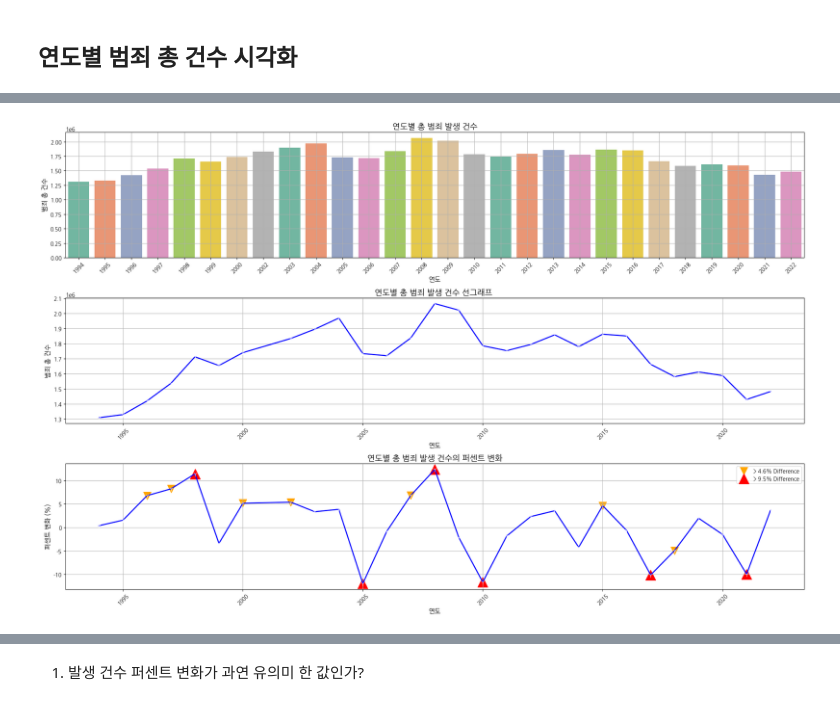
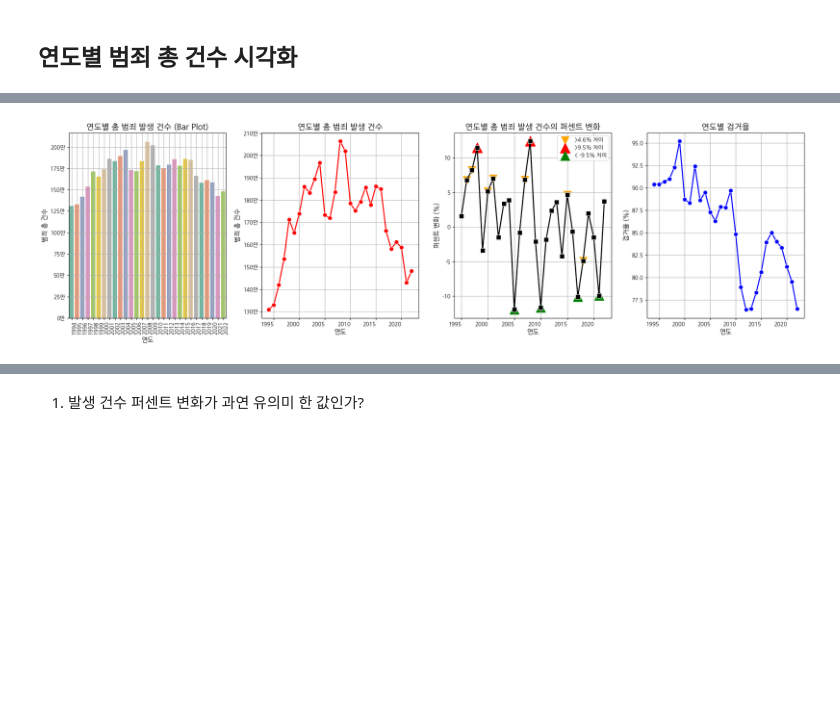
Before and after one commit to addinedu-ros-6th/eda-repo-4, a Jupyter notebook: Source/범죄csv정리.ipynb, the cells around one changed output, grey strips where cells are left out. Drawn from its saved outputs; the diff is of its cells as text; code cells hidden in the pictures; blank space fills up the shorter version.

```diff
--- a/Source/범죄csv정리.ipynb
+++ b/Source/범죄csv정리.ipynb
@@ -5,10 +5,10 @@ import pandas as pd
 
 
 # Step 1: Read the CSV files
-df2 = pd.read_csv('../Data/대한민국_범죄_총계_검거인원_성별(11~22).csv')
-df1 = pd.read_csv('../Data/대한민국_범죄_총계_검거인원_성별(94~10).csv')
+df2 = pd.read_csv('../Data/범죄발생_검거현황(11~22).csv')
+df1 = pd.read_csv('../Data/범죄발생_검거현황(94~10).csv')
 df1.drop(columns=['죄종별(1)'], inplace=True)
 df2.drop(columns=['죄종별(1)'], inplace=True)
 # %%
-df1.columns=['연도','범죄 총 건수', '총검거인원', '남(검거수)', '여(검거수)']
-df2.columns=['연도','범죄 총 건수', '총검거인원', '남(검거수)', '여(검거수)']
+df1.columns=['연도','범죄 총 건수', '검거율', '검거인원', '남(검거수)', '여(검거수)']
+df2.columns=['연도','범죄 총 건수', '검거율', '검거인원', '남(검거수)', '여(검거수)']
@@ -39,6 +59,7 @@ import pandas as pd
 import matplotlib.pyplot as plt
 import seaborn as sns
 import koreanize_matplotlib
+from matplotlib.ticker import FuncFormatter
 
 
 
@@ -53,47 +74,62 @@ total['차이'] = total['범죄 총 건수'].diff()
 total['퍼센트변화'] = total['범죄 총 건수'].pct_change() * 100  # 퍼센트로 계산
 
 
-plt.figure(figsize=(20, 13))
+
 
 total_for_plot = total[total['연도'] != '1993']
+total_for_plot['퍼센트변화'] = total_for_plot['범죄 총 건수'].pct_change() * 100
 
-# 발생 건수 그래프
-plt.subplot(3, 1, 1)
-sns.lineplot(x='연도', y='범죄 총 건수', data=total_for_plot, marker='o', markersize=8, color='b', linewidth=2)
-sns.barplot(x='연도', y='범죄 총 건수', data=total_for_plot, palette='Set2')
-plt.title('연도별 총 범죄 발생 건수', fontsize=15)
-plt.xlabel('연도', fontsize=12)
-plt.ylabel('범죄 총 건수', fontsize=12)
-plt.xticks(rotation=45)
-plt.grid(True)
-
-# 발생건수 선그래프
-plt.subplot(3, 1, 2)
-sns.lineplot(x='연도', y='범죄 총 건수', data=total_for_plot, marker='1', markersize=8, color='b', linewidth=2)
-plt.title('연도별 총 범죄 발생 건수 선그래프 ', fontsize=15)
-plt.xlabel('연도', fontsize=12)
-plt.ylabel('범죄 총 건수', fontsize=12)
-plt.xticks(rotation=45)
-plt.grid(True)  # 그리드 표시
-
-
-# 퍼센트 변화 그래프
-plt.subplot(3, 1, 3)
-sns.lineplot(x='연도', y='퍼센트변화', data=total_for_plot, marker='1', markersize=8, color='b', linewidth=2)
-plt.title('연도별 총 범죄 발생 건수의 퍼센트 변화', fontsize=15)
-plt.xlabel('연도', fontsize=12)
-plt.ylabel('퍼센트 변화 (%)', fontsize=12)
-plt.xticks(rotation=45)
-plt.grid(True)
 
 threshold_5 = 4.6
 threshold_10 = 9.5
-diff_points_5 = total_for_plot[(total_for_plot['퍼센트변화'].abs() < threshold_10) & (total_for_plot['퍼센트변화'].abs() > threshold_5)]
-plt.scatter(x=diff_points_5['연도'], y=diff_points_5['퍼센트변화'], color='orange', s=200, marker='v', label=f'> {threshold_5}% Difference')
-diff_points_10 = total_for_plot[(total_for_plot['퍼센트변화'].abs() > threshold_10) & (total_for_plot['퍼센트변화'].abs() > threshold_5)]
-plt.scatter(x=diff_points_10['연도'], y=diff_points_10['퍼센트변화'], color='red', s=350, marker='^', label=f'> {threshold_10}% Difference')
 
-plt.legend()
+fig, ax = plt.subplots(1, 4, figsize=(20, 6))
+
+sns.barplot(x='연도', y='범죄 총 건수', data=total_for_plot, palette='Set2', ax=ax[0])
+ax[0].set_title('연도별 총 범죄 발생 건수 (Bar Plot)', fontsize=15)
+ax[0].set_xlabel('연도', fontsize=12)
+ax[0].set_ylabel('범죄 총 건수', fontsize=12)
+formatter = FuncFormatter(lambda x, pos: "{:,.0f}".format(x//10000) + "만")
+ax[0].yaxis.set_major_formatter(formatter)
+
+sns.lineplot(x='연도', y='범죄 총 건수', data=total_for_plot, marker='o', markersize=8, color='r', linewidth=2, ax=ax[1])
+ax[1].set_title('연도별 총 범죄 발생 건수', fontsize=15)
+ax[1].set_xlabel('연도', fontsize=12)
+ax[1].set_ylabel('범죄 총 건수', fontsize=12)
+ax[1].yaxis.set_major_formatter(formatter)
+
+sns.lineplot(x='연도', y='퍼센트변화', data=total_for_plot, marker='s', markersize=8, color='black', linewidth=2, ax=ax[2])
+ax[2].set_title('연도별 총 범죄 발생 건수의 퍼센트 변화', fontsize=15)
+ax[2].set_xlabel('연도', fontsize=12)
+ax[2].set_ylabel('퍼센트 변화 (%)', fontsize=12)
+
+
+sns.lineplot(x='연도', y='검거율', data=total_for_plot, marker='o', markersize=8, color='b', linewidth=2, ax=ax[3])
+ax[3].set_title('연도별 검거율', fontsize=15)
+ax[3].set_xlabel('연도', fontsize=12)
+ax[3].set_ylabel('검거율 (%)', fontsize=12)
+
+diff_points_5 = total_for_plot[(total_for_plot['퍼센트변화'].abs() > threshold_5) & (total_for_plot['퍼센트변화'].abs() < threshold_10)]
+ax[2].scatter(x=diff_points_5['연도'], y=diff_points_5['퍼센트변화'], color='orange', s=200, marker='v', label=f'>{threshold_5}% 차이')
+
+diff_points_10_positive = total_for_plot[total_for_plot['퍼센트변화'] > threshold_10]
+ax[2].scatter(x=diff_points_10_positive['연도'], y=diff_points_10_positive['퍼센트변화'], color='red', s=350, marker='^', label=f'>{threshold_10}% 차이')
+
+diff_points_10_negative = total_for_plot[total_for_plot['퍼센트변화'] < -threshold_10]
+ax[2].scatter(x=diff_points_10_negative['연도'], y=diff_points_10_negative['퍼센트변화'], color='g', s=300, marker='^', label=f'< -{threshold_10}% 차이')
+
+plt.setp(ax[0].get_xticklabels(), rotation=90, ha="right", rotation_mode="anchor")
+plt.setp(ax[1].get_xticklabels(), ha="right", rotation_mode="anchor")
+plt.setp(ax[2].get_xticklabels(), ha="right", rotation_mode="anchor")
+plt.setp(ax[3].get_xticklabels(), ha="right", rotation_mode="anchor")
+
+
+ax[0].grid(True)
+ax[1].grid(True)
+ax[2].grid(True)
+ax[3].grid(True)
+ax[2].legend()
 plt.tight_layout()
-plt.show();
+
+plt.show()
 # %% [output]
@@ -103 +145 @@ Passing `palette` without assigning `hue` is deprecated and will be removed in v
-[figure, old version]
+[figure, new version]
```
Also changed, not shown: parts of 22 cells of this notebook, 18 other files.
